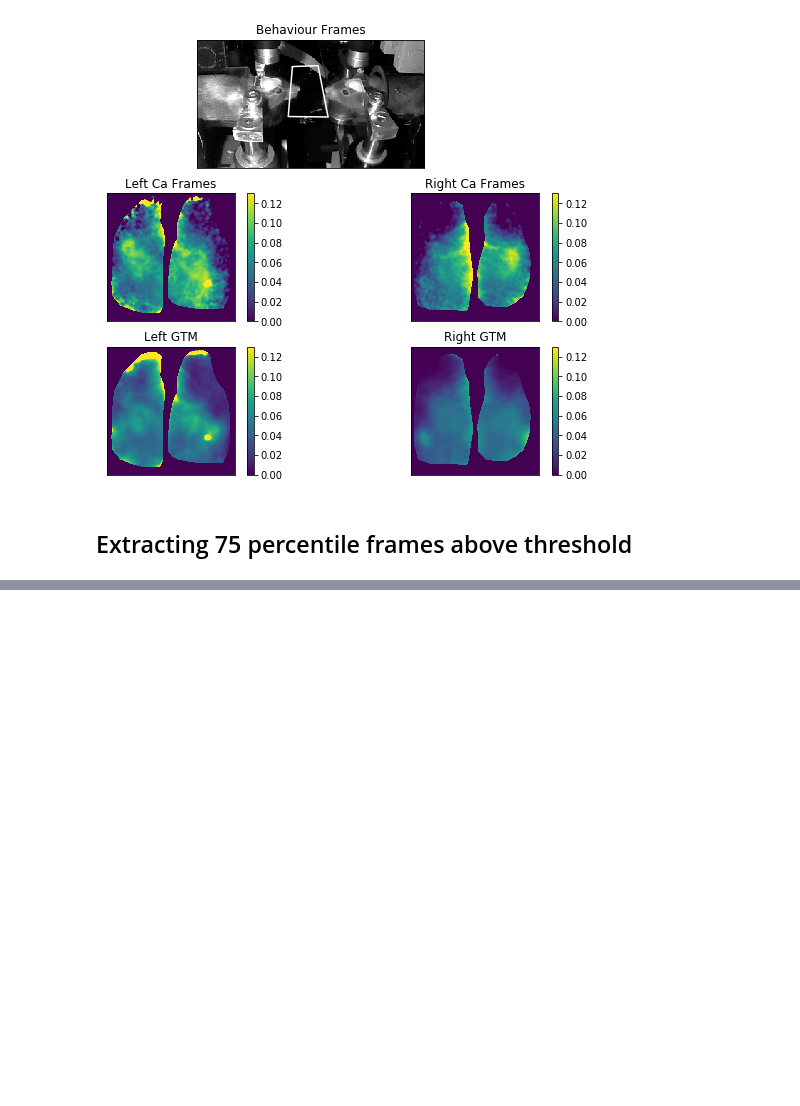
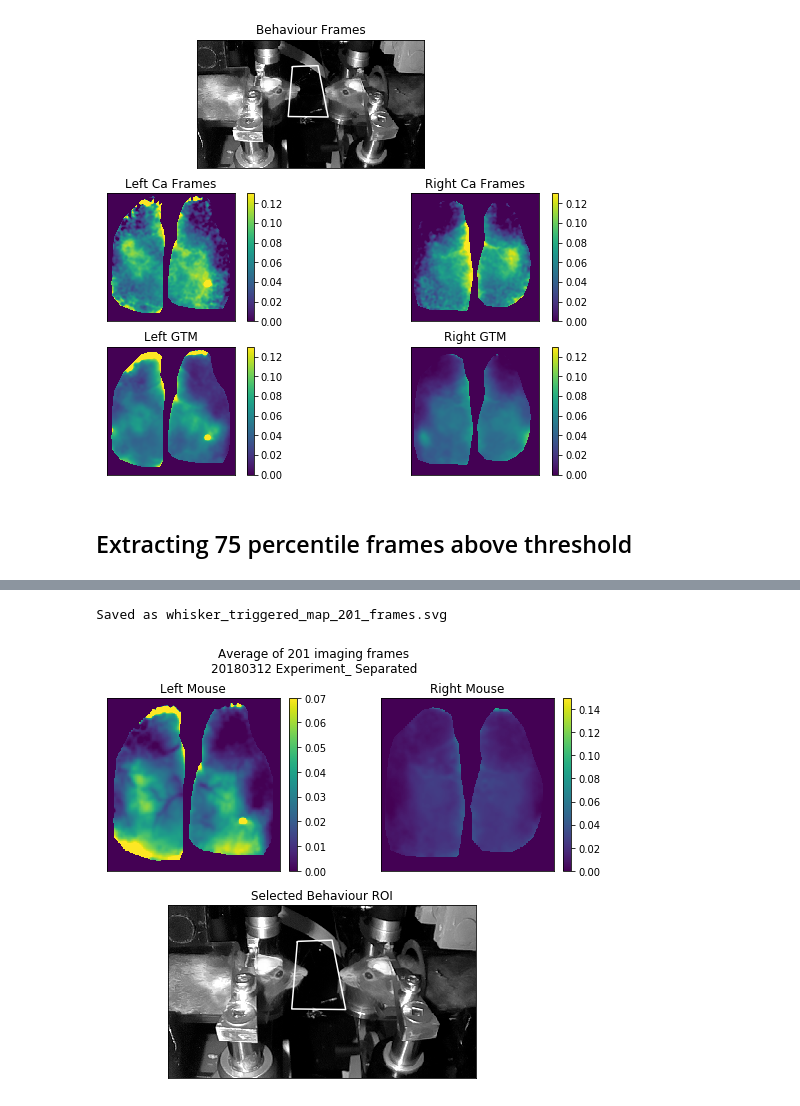
Before and after one commit to ubcbraincircuits/Dual_Imaging, a Jupyter notebook: FEDCODE/Dual_Imaging/Gradient triggered Maps.ipynb, the cells around one changed output, grey strips where cells are left out. Drawn from its saved outputs; the diff is of its cells as text; code cells hidden in the pictures; blank space fills up the shorter version.

```diff
--- a/FEDCODE/Dual_Imaging/Gradient triggered Maps.ipynb
+++ b/FEDCODE/Dual_Imaging/Gradient triggered Maps.ipynb
@@ -622,46 +628,55 @@ for index in indeces[0]:
     if add:
         pruned_indeces[0].append(index)
 # %%
-left_gtm = numpy.mean(left_mouse_frames[pruned_indeces], axis=0)
-right_gtm = numpy.mean(right_mouse_frames[pruned_indeces], axis=0)
+left_gtm = numpy.mean(l_mouse_frames[pruned_indeces], axis=0)
+right_gtm = numpy.mean(r_mouse_frames[pruned_indeces], axis=0)
 
 
-left_gtm[~left_mouse_mask] = -100
-right_gtm[~right_mouse_mask] = -100
+left_gtm[~l_mouse_mask] = -100
+right_gtm[~r_mouse_mask] = -100
 # %%
 plt.figure(figsize=(9, 7))
 # plt.figure(figsize=(8, 4))
 plt.suptitle(
     "Average of %s imaging frames\n"
-    % str(np.shape(pruned_indeces)[1])
+    % str(numpy.shape(pruned_indeces)[1])
     + date
     + " "
     + experiment[:-1]
     + " Separated"
 )
 plt.subplot(221)
 plt.title("Left Mouse")
 plt.imshow(left_gtm, cmap="viridis", vmin=0.00, vmax=0.07)
 plt.colorbar(fraction=0.046, pad=0.04)
 plt.xticks([])
 plt.yticks([])
 
 plt.subplot(222)
 plt.title("Right Mouse")
 plt.imshow(right_gtm, cmap="viridis", vmin=0.00, vmax=0.15)
 plt.colorbar(fraction=0.046, pad=0.04)
 plt.xticks([])
 plt.yticks([])
 
 plt.subplot(212)
 plt.title("Selected Behaviour ROI")
 plt.imshow(
     behaviour_frames[3217], cmap="gray", vmin=0, vmax=255
 )
 plt.xticks([])
 plt.yticks([])
 grad_roi.displayROI()
 
-plt.savefig(
-    directory + experiment + "whisker_triggered_map.svg"
+whisker_map_1 = res.saveas(
+    f_out=plt,
+    suffix="whisker_triggered_map_{}_frames".format(
+        numpy.shape(pruned_indeces)[1]
+    ),
+    ftype="svg",
+    save=True,
+    fig=True,
 )
+# %% [output]
+Saved as whisker_triggered_map_201_frames.svg
+[figure, added]
```
Also changed, not shown: parts of 7 cells of this notebook.
